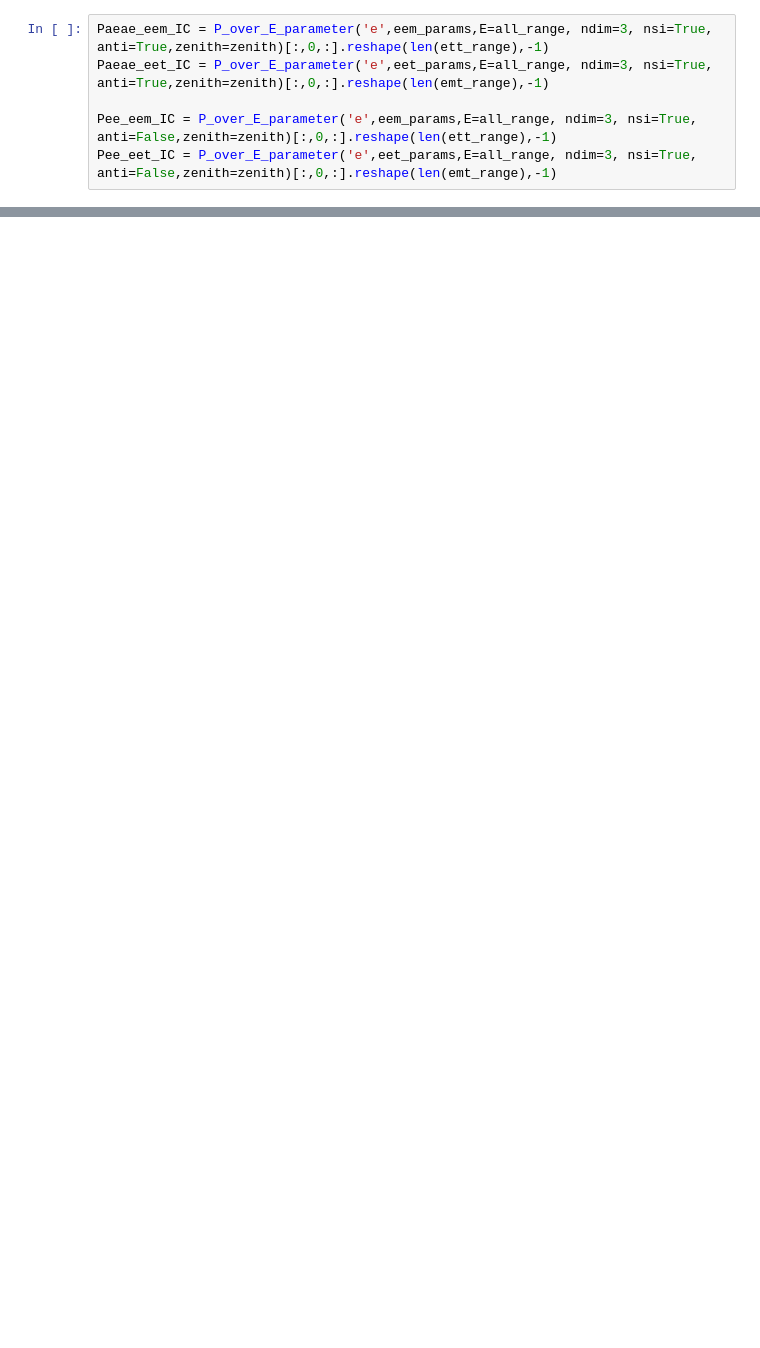
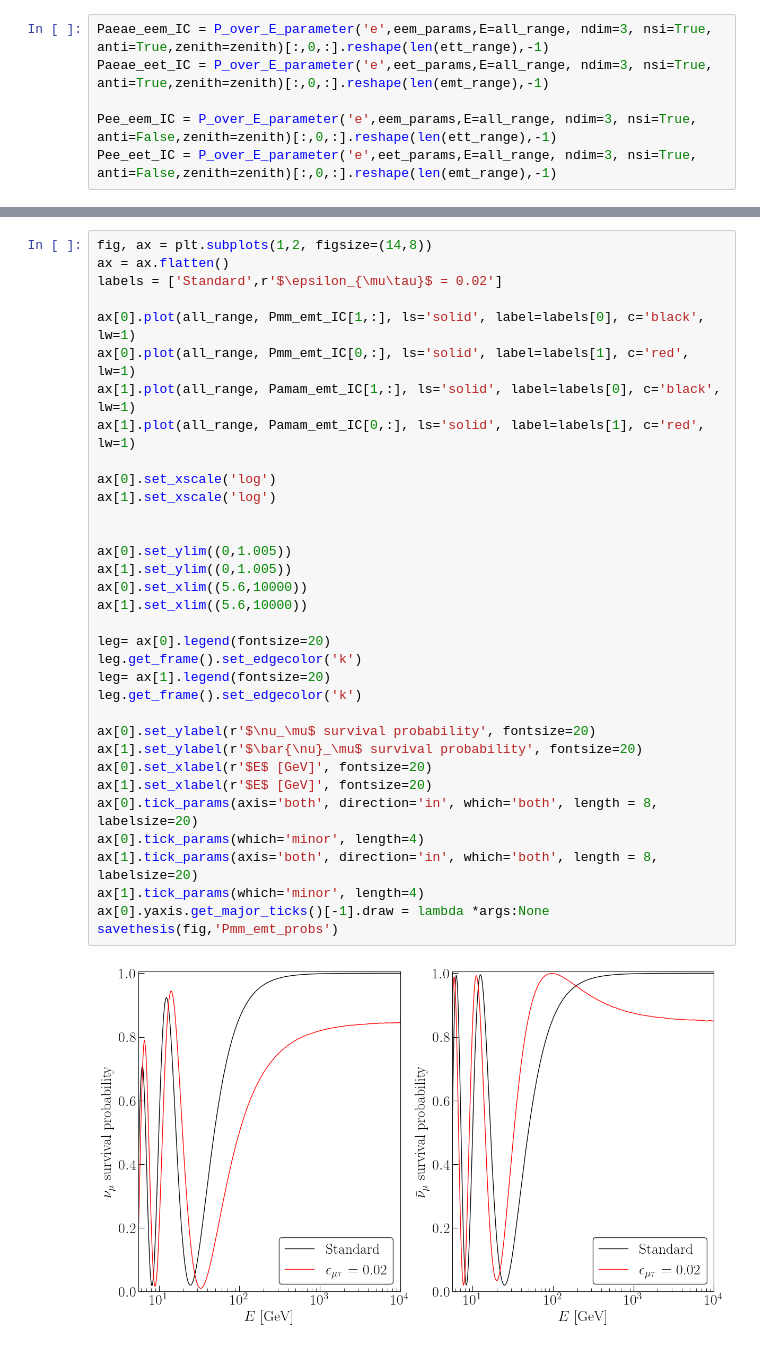
Before and after one commit to Sjoeborg/thesis, a Jupyter notebook: thesis/notebooks/NSItheory.ipynb, the cells around one changed output, grey strips where cells are left out. Saved outputs shown, nothing was run; the diff lists cells and outputs as text; blank space fills up the shorter version.

```diff
--- a/thesis/notebooks/NSItheory.ipynb
+++ b/thesis/notebooks/NSItheory.ipynb
@@ -129,0 +173,36 @@ savethesis(fig,'Pee_eet_probs')
+# %%
+fig, ax = plt.subplots(1,2, figsize=(14,8))
+ax = ax.flatten()
+labels = ['Standard',r'$\epsilon_{\mu\tau}$ = 0.02']
+
+ax[0].plot(all_range, Pmm_emt_IC[1,:], ls='solid', label=labels[0], c='black', lw=1)
+ax[0].plot(all_range, Pmm_emt_IC[0,:], ls='solid', label=labels[1], c='red', lw=1)
+ax[1].plot(all_range, Pamam_emt_IC[1,:], ls='solid', label=labels[0], c='black', lw=1)
+ax[1].plot(all_range, Pamam_emt_IC[0,:], ls='solid', label=labels[1], c='red', lw=1)
+
+ax[0].set_xscale('log')
+ax[1].set_xscale('log')
+
+
+ax[0].set_ylim((0,1.005))
+ax[1].set_ylim((0,1.005))
+ax[0].set_xlim((5.6,10000))
+ax[1].set_xlim((5.6,10000))
+
+leg= ax[0].legend(fontsize=20)
+leg.get_frame().set_edgecolor('k')
+leg= ax[1].legend(fontsize=20)
+leg.get_frame().set_edgecolor('k')
+
+ax[0].set_ylabel(r'$\nu_\mu$ survival probability', fontsize=20)
+ax[1].set_ylabel(r'$\bar{\nu}_\mu$ survival probability', fontsize=20)
+ax[0].set_xlabel(r'$E$ [GeV]', fontsize=20)
+ax[1].set_xlabel(r'$E$ [GeV]', fontsize=20)
+ax[0].tick_params(axis='both', direction='in', which='both', length = 8, labelsize=20)
+ax[0].tick_params(which='minor', length=4)
+ax[1].tick_params(axis='both', direction='in', which='both', length = 8, labelsize=20)
+ax[1].tick_params(which='minor', length=4)
+ax[0].yaxis.get_major_ticks()[-1].draw = lambda *args:None
+savethesis(fig,'Pmm_emt_probs')
+# %% [output]
+[figure, added]
```
Also changed, not shown: parts of 7 cells of this notebook, 19 other files.
